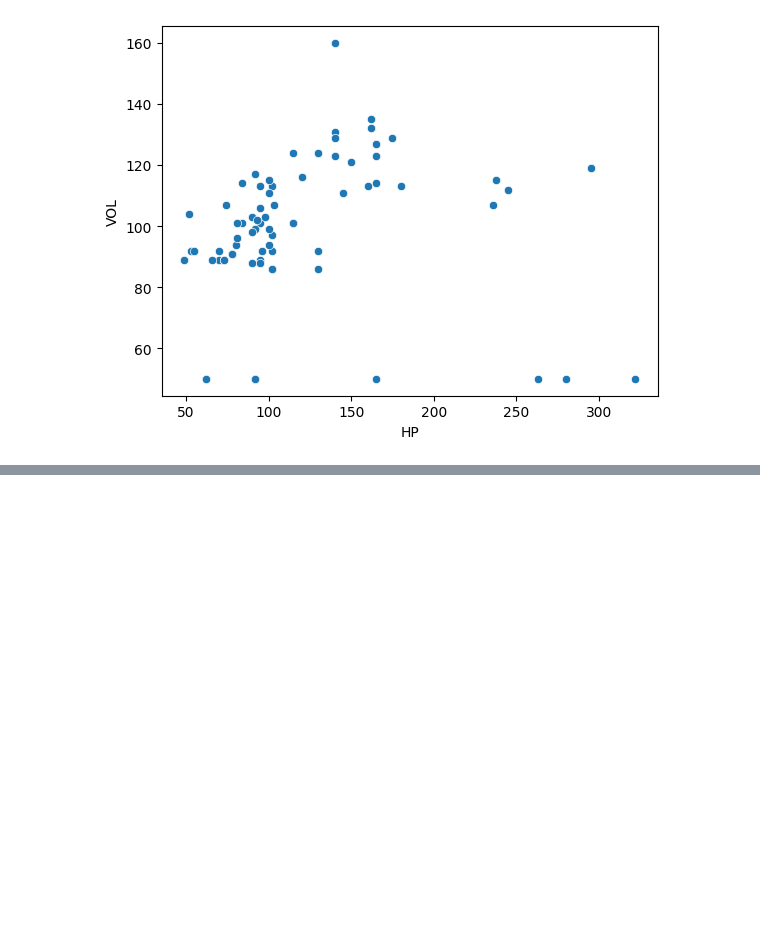
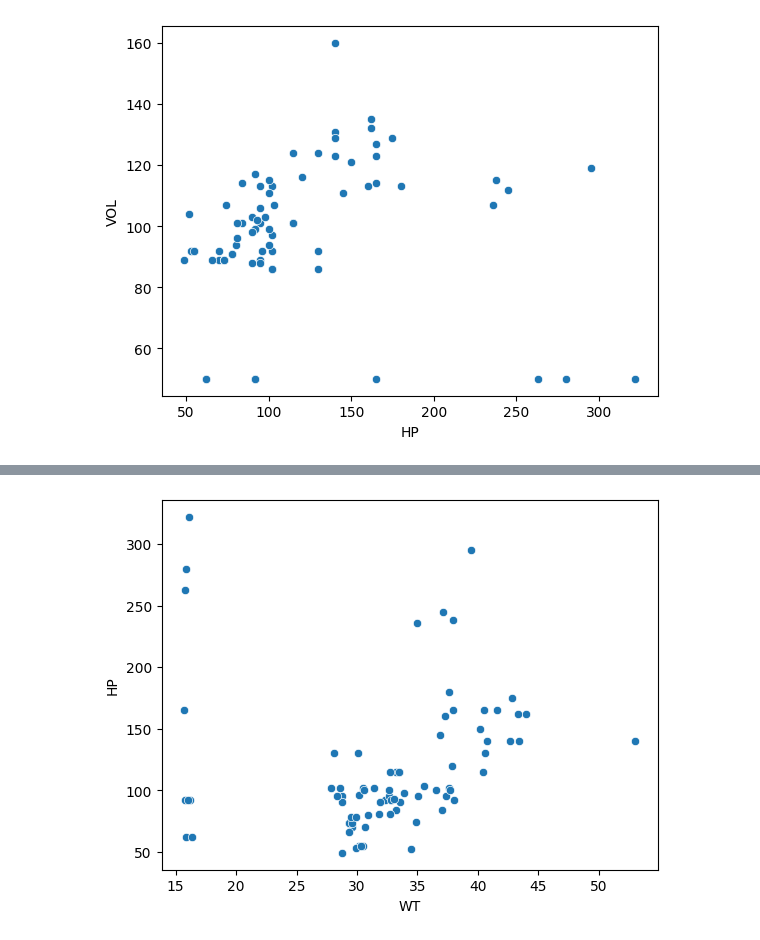
Before and after one commit to jashwanthmajjiga/AD-college, a Jupyter notebook: day_24.ipynb, the cells around one changed output, grey strips where cells are left out. Saved outputs shown, nothing was run; the diff lists cells and outputs as text; code cells hidden in the pictures; blank space fills up the shorter version.

```diff
--- a/day_24.ipynb
+++ b/day_24.ipynb
@@ -174,0 +189,11 @@ scatterplot(x=cars['HP'],y=cars['VOL'])
+# %%
+# Instead of:
+# sns.scatterplotplot(x=cars['WT'])
+# sns.scatterplotbarplot(y=cars['HP'])
+
+# Use:
+sns.scatterplot(x=cars['WT'], y=cars['HP'])  # To create a scatter plot between 'WT' and 'HP'
+
+plt.show()
+# %% [output]
+[figure, added]
```
Also changed, not shown: parts of 7 cells of this notebook.
